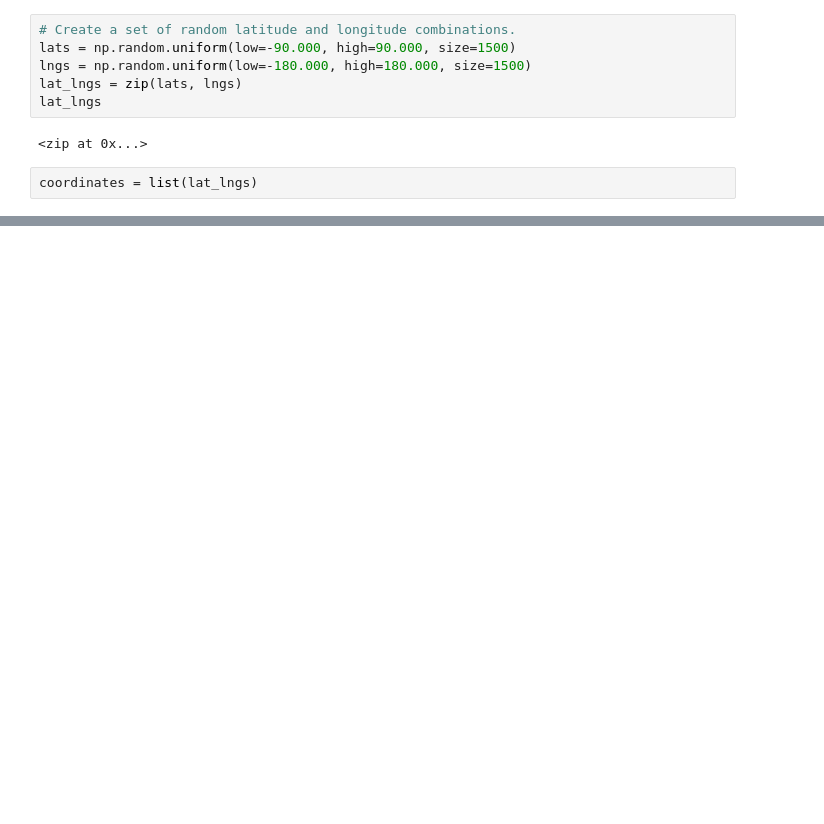
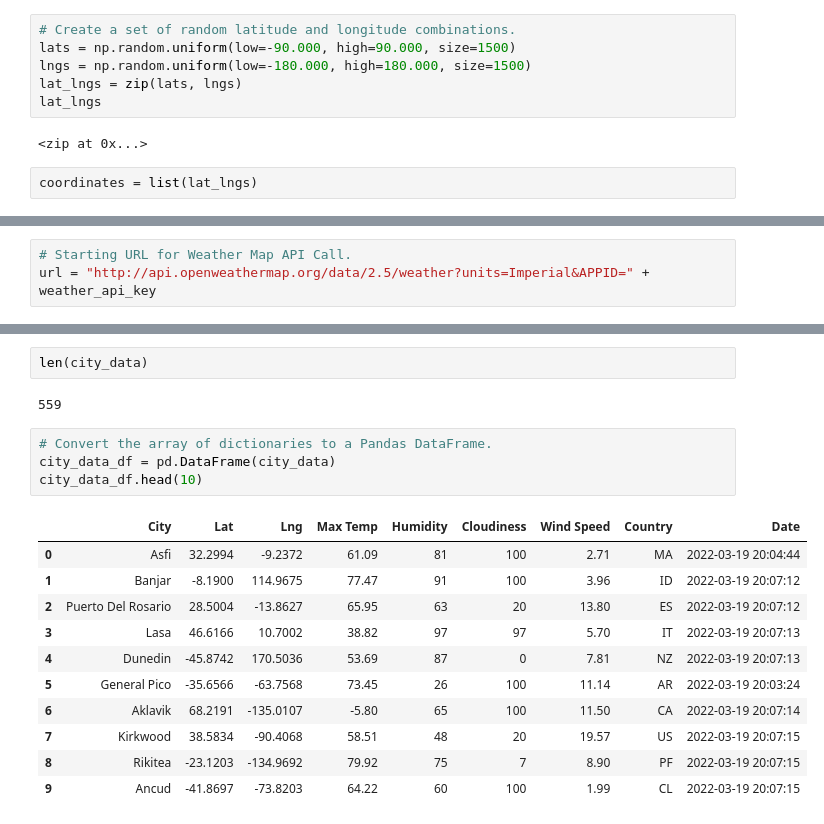
Before and after one commit to tamiespinosa/World_Weather_Analysis, a Jupyter notebook: WeatherPy.ipynb, the cells around one changed output, grey strips where cells are left out. Saved outputs shown, nothing was run; the diff lists cells and outputs as text; blank space fills up the shorter version.

Commit message:
Created cities weather data from api

```diff
--- a/WeatherPy.ipynb
+++ b/WeatherPy.ipynb
@@ -32,0 +43,3 @@ len(cities)
+# %%
+# Starting URL for Weather Map API Call.
+url = "http://api.openweathermap.org/data/2.5/weather?units=Imperial&APPID=" + weather_api_key
@@ -32,0 +127,20 @@ len(cities)
+# %%
+len(city_data)
+# %% [output]
+559
+# %%
+# Convert the array of dictionaries to a Pandas DataFrame.
+city_data_df = pd.DataFrame(city_data)
+city_data_df.head(10)
+# %% [output]
+|  | City | Lat | Lng | Max Temp | Humidity | Cloudiness | Wind Speed | Country | Date |
+| 0 | Asfi | 32.2994 | -9.2372 | 61.09 | 81 | 100 | 2.71 | MA | 2022-03-19 20:04:44 |
+| 1 | Banjar | -8.1900 | 114.9675 | 77.47 | 91 | 100 | 3.96 | ID | 2022-03-19 20:07:12 |
+| 2 | Puerto Del Rosario | 28.5004 | -13.8627 | 65.95 | 63 | 20 | 13.80 | ES | 2022-03-19 20:07:12 |
+| 3 | Lasa | 46.6166 | 10.7002 | 38.82 | 97 | 97 | 5.70 | IT | 2022-03-19 20:07:13 |
+| 4 | Dunedin | -45.8742 | 170.5036 | 53.69 | 87 | 0 | 7.81 | NZ | 2022-03-19 20:07:13 |
+| 5 | General Pico | -35.6566 | -63.7568 | 73.45 | 26 | 100 | 11.14 | AR | 2022-03-19 20:03:24 |
+| 6 | Aklavik | 68.2191 | -135.0107 | -5.80 | 65 | 100 | 11.50 | CA | 2022-03-19 20:07:14 |
+| 7 | Kirkwood | 38.5834 | -90.4068 | 58.51 | 48 | 20 | 19.57 | US | 2022-03-19 20:07:15 |
+| 8 | Rikitea | -23.1203 | -134.9692 | 79.92 | 75 | 7 | 8.90 | PF | 2022-03-19 20:07:15 |
+| 9 | Ancud | -41.8697 | -73.8203 | 64.22 | 60 | 100 | 1.99 | CL | 2022-03-19 20:07:15 |
```
Also changed, not shown: parts of 5 cells of this notebook, 1 other file.
